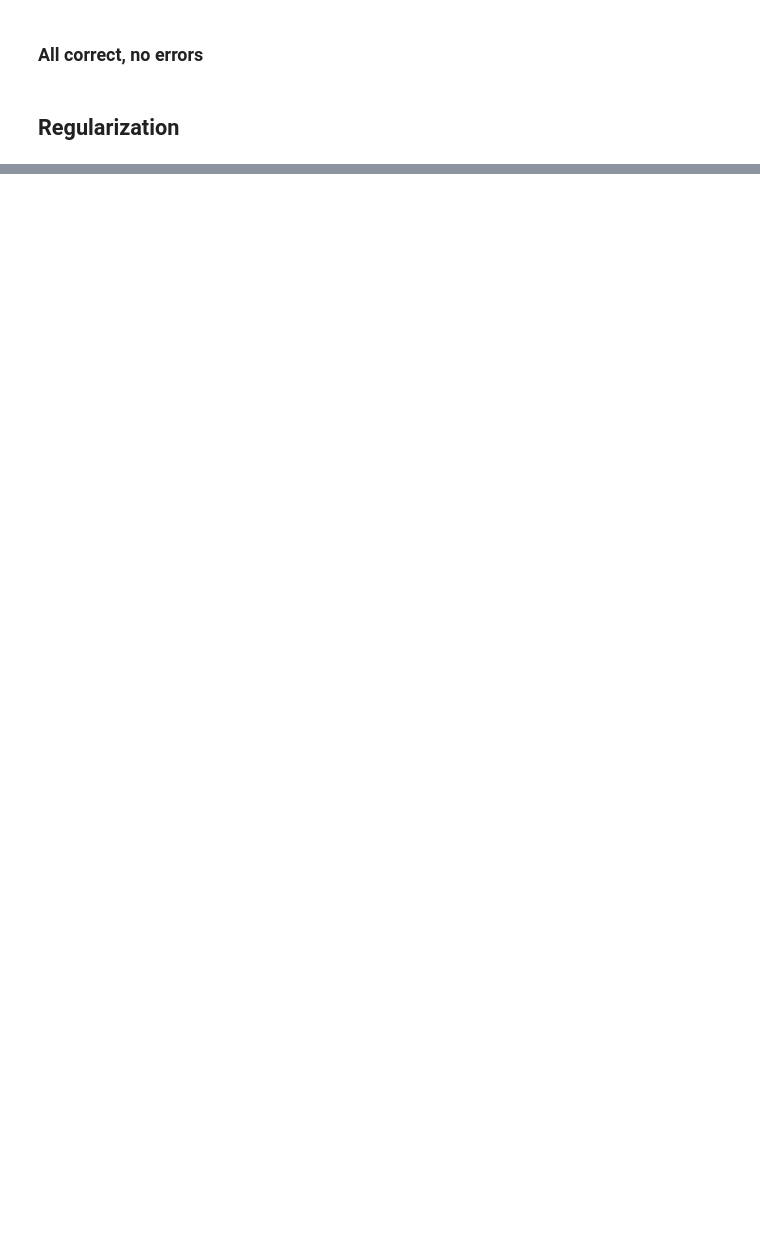
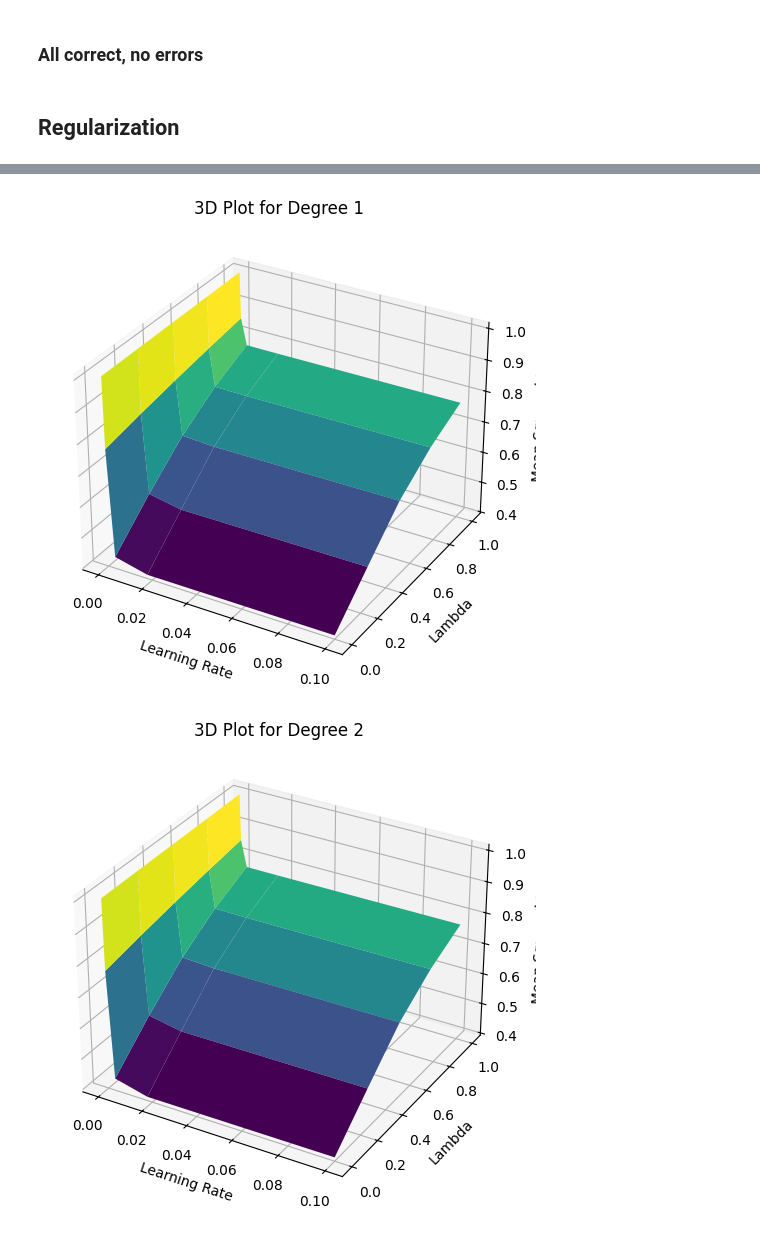
Before and after one commit to RastogiAdit/FODS-Assignment_1, a Jupyter notebook: Assignment-1.ipynb, the cells around one changed output, grey strips where cells are left out. Cells and saved outputs as stored; diff of their text form; code cells hidden in the pictures; blank space fills up the shorter version.

```diff
--- a/Assignment-1.ipynb
+++ b/Assignment-1.ipynb
@@ -282,0 +317,32 @@ plt.show()
+# %%
+learning_rates = np.logspace(-4, -1, 5)
+lambdas = np.linspace(0, 1, 5)
+
+mse_results = np.zeros((len(degrees), len(learning_rates), len(lambdas)))
+
+for i, deg in enumerate(degrees):
+    X_train_design = pre_compute(train_set['X'].values, deg)
+    y_train = train_set['Y'].values
+
+    for j, lr in enumerate(learning_rates):
+        for k, ln_lambda in enumerate(lambdas):
+            w = np.zeros(deg + 1)
+            w = gradient_descent_L2_vectorized(X_train_design, y_train, w, ln_lambda, learning_rate=lr, max_iter=500)
+            mse_results[i, j, k] = compute_error_L2_vectorized(X_train_design, y_train, w)
+
+for i, deg in enumerate(degrees):
+    fig = plt.figure(figsize=(8, 6))
+    ax = fig.add_subplot(111, projection='3d')
+
+    lr_mesh, lambda_mesh = np.meshgrid(learning_rates, lambdas)
+    mse_mesh = mse_results[i]
+
+    ax.plot_surface(lr_mesh, lambda_mesh, mse_mesh.T, cmap='viridis')
+    ax.set_xlabel('Learning Rate')
+    ax.set_ylabel('Lambda')
+    ax.set_zlabel('Mean Squared Error')
+    ax.set_title(f'3D Plot for Degree {deg}')
+    plt.show()
+# %% [output]
+[figure, added]
+[figure, added]
```
Also changed, not shown: parts of 10 cells of this notebook, 1 other file.
